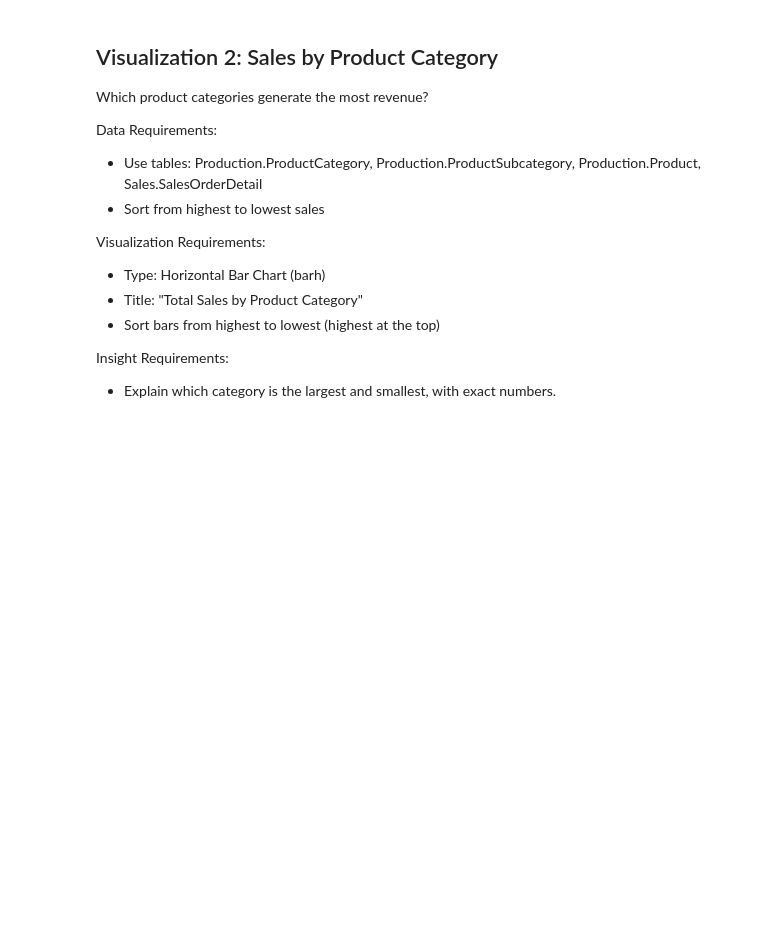
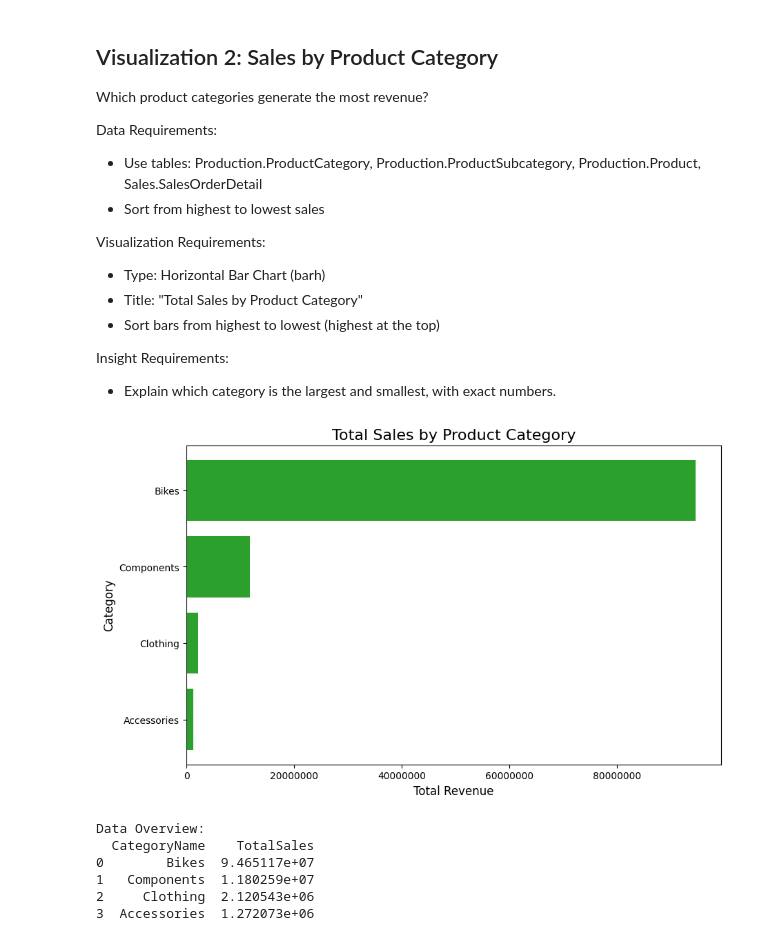
Before and after one commit to smkmrr/adventureworks-analysis, a Jupyter notebook: notebooks/analys.ipynb, the cells around one changed output. Cells and saved outputs as stored; diff of their text form; code cells hidden in the pictures; blank space fills up the shorter version.

```diff
--- a/notebooks/analys.ipynb
+++ b/notebooks/analys.ipynb
@@ -120,3 +120,45 @@ Visualization Requirements:
 Insight Requirements:
 
 - Explain which category is the largest and smallest, with exact numbers.
+# %%
+# --- QUESTION 2: Total Sales by Product Category ---
+
+# 1. READ SQL FROM FILE
+with open('../data/query2.sql', 'r') as file:
+    query_q2 = file.read()
+
+# 2. GET DATA
+df_q2 = pd.read_sql(query_q2, engine)
+
+# 3. VISUALIZE
+plt.figure(figsize=(10, 6))
+
+# Create Horizontal Bar Chart (barh)
+# y = Categories, width = Sales
+bars = plt.barh(df_q2['CategoryName'], df_q2['TotalSales'], color='#2ca02c')
+
+# Formatting: Add Title and Labels
+plt.title('Total Sales by Product Category', fontsize=16)
+plt.xlabel('Total Revenue', fontsize=12)
+plt.ylabel('Category', fontsize=12)
+
+# Important: Invert Y-axis so the highest value is at the top
+plt.gca().invert_yaxis()
+
+# Format the x-axis to look like currency (optional but professional)
+# This prevents scientific notation (like 1e8)
+plt.ticklabel_format(style='plain', axis='x')
+
+plt.show()
+
+# 4. INSIGHTS
+print("Data Overview:")
+print(df_q2)
+# %% [output]
+[figure, added]
+Data Overview:
+  CategoryName    TotalSales
+0        Bikes  9.465117e+07
+1   Components  1.180259e+07
+2     Clothing  2.120543e+06
+3  Accessories  1.272073e+06
```
Also changed, not shown: parts of 8 cells of this notebook, 1 other file.
